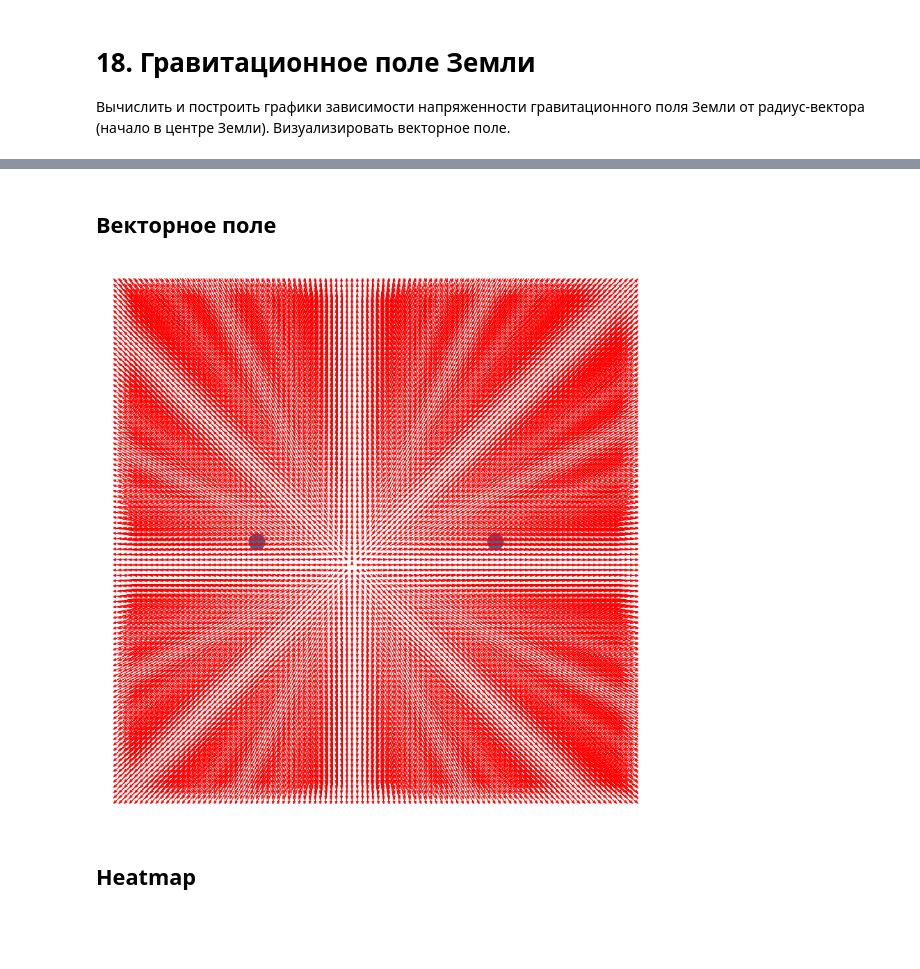
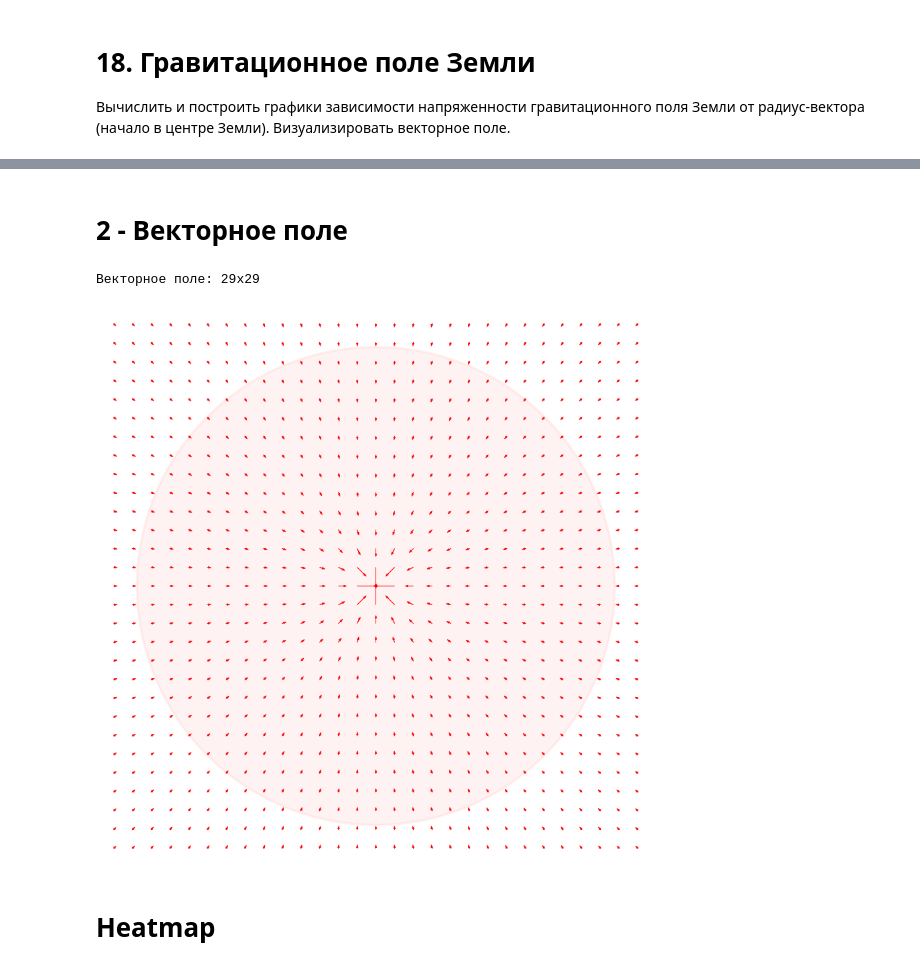
Before and after one commit to sqeezelemon/itmo-physics, a Jupyter notebook: modeling1/18.ipynb, the cells around one changed output, grey strips where cells are left out. Saved outputs shown, nothing was run; the diff lists cells and outputs as text; code cells hidden in the pictures; blank space fills up the shorter version.

```diff
--- a/modeling1/18.ipynb
+++ b/modeling1/18.ipynb
@@ -14,5 +15,5 @@ R_Earth = 6371000  # R_Earth - Радиус земли, м
 # %%
 # Напряжённость на расстоянии R
-def E(R):
+def E(R: float) -> float:
     global G, M
     return G * M / R**2
@@ -46,34 +49,47 @@ plt.show()
 # %% [markdown]
-## Векторное поле
+# 2 - Векторное поле
-# %%
-def vec(x0: float, y0: float, r: float) -> tuple:
-    k = r / E(r)
-    ### TODO
-    return ((x0+1)/10, (y0+1)/10)
+# %%
+r = 7000000
+step = 500000
+basearrowlen = 0.05
+
+print(f"Векторное поле: {2*r//step + 1}x{2*r//step + 1}")
+# %% [output]
+Векторное поле: 29x29
+# %%
+E_max = E(step)
+
+def vec(x0: float, y0: float) -> tuple:
+    global r, step, E_max, basearrowlen
+    dist = math.sqrt(x0*x0 + y0*y0)
+    if dist == 0: return (0,0)
+    # Длина стрелочки относительно максимальной
+    k = basearrowlen + (1-basearrowlen)*E(dist)/E_max
+    dx = (-x0/dist)*step*k
+    dy = (-y0/dist)*step*k
+    return (dx,dy)
 # %%
-
-r = 6000
-size = 10
-qual = 0.2
-
 # Initial setup
 plt.figure(dpi=250)
-plt.xlim(-(size+1), (size+1))
-plt.ylim(-(size+1), (size+1))
+plt.xlim(-r, r)
+plt.ylim(-r, r)
 
-grid = np.mgrid[-size:(size+qual):qual, -size:(size+qual):qual]
+grid = np.mgrid[-r:(r+step):step, -r:(r+step):step]
 gx, gy = np.array(grid[0]).reshape(-1), np.array(grid[1]).reshape(-1)
 
 for x,y in zip(gx, gy):
-    x1,y1 = vec(x,y,r)
-    plt.arrow(x,y,x1,y1, color="r", head_width=0.1, linewidth=0.2)
+    dx,dy = vec(x,y)
+    plt.arrow(x,y,dx,dy, color="r", head_width=step//10, linewidth=0.2)
 
+# Show Earth radius if chosen radius is bigger than R_Earth
+if r >= R_Earth:
+    circ = plt.Circle((0,0),R_Earth, color="r", alpha=0.05)
+    plt.gca().add_patch(circ)
 
-plt.scatter([-5,5],[0,0])
 plt.gca().set_aspect('equal', adjustable='box')
 plt.axis("off")
 plt.show()
 # %% [output]
-[figure, old version]
+[figure, new version]
 # %% [markdown]
-## Heatmap
+# Heatmap
```
Also changed, not shown: parts of 13 cells of this notebook.
